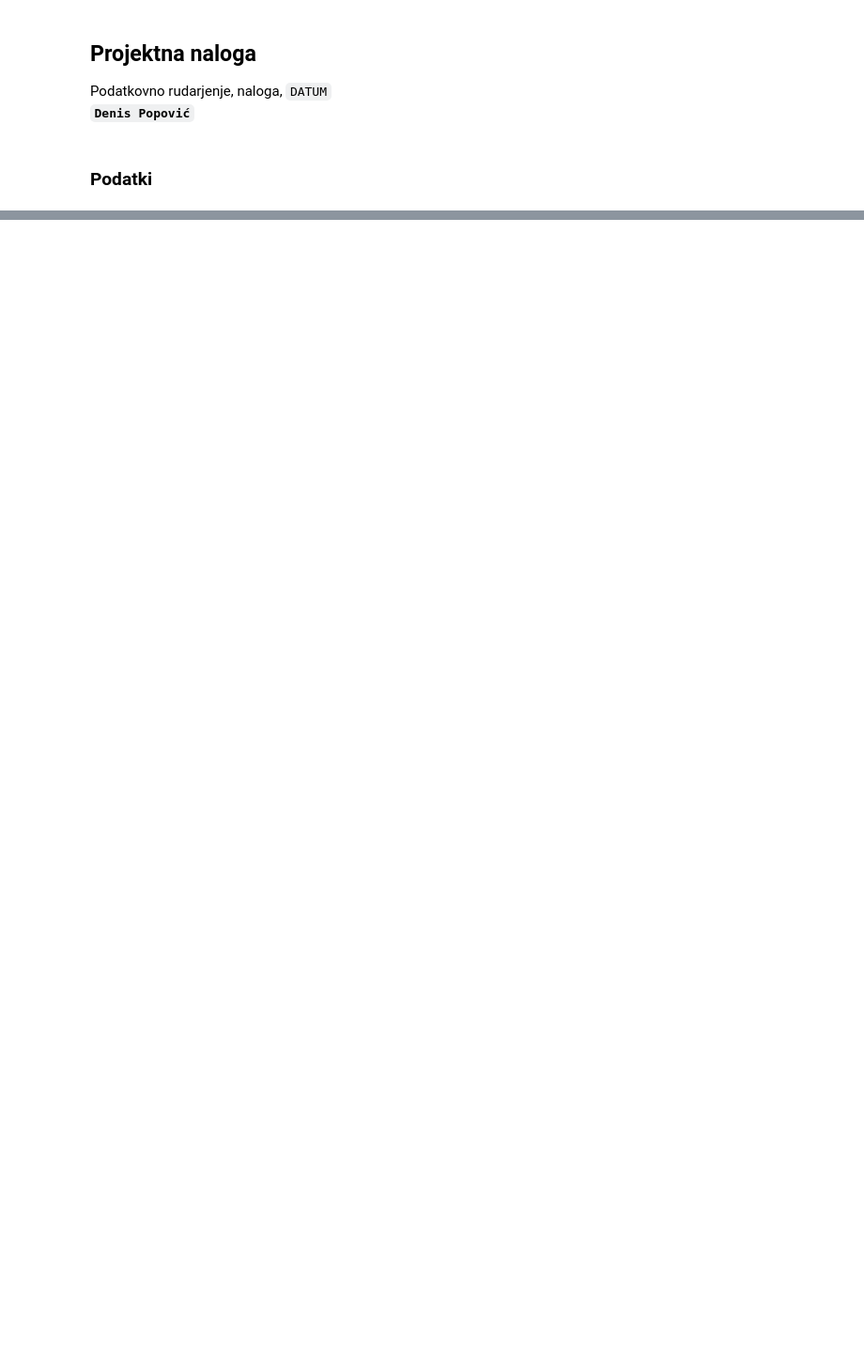
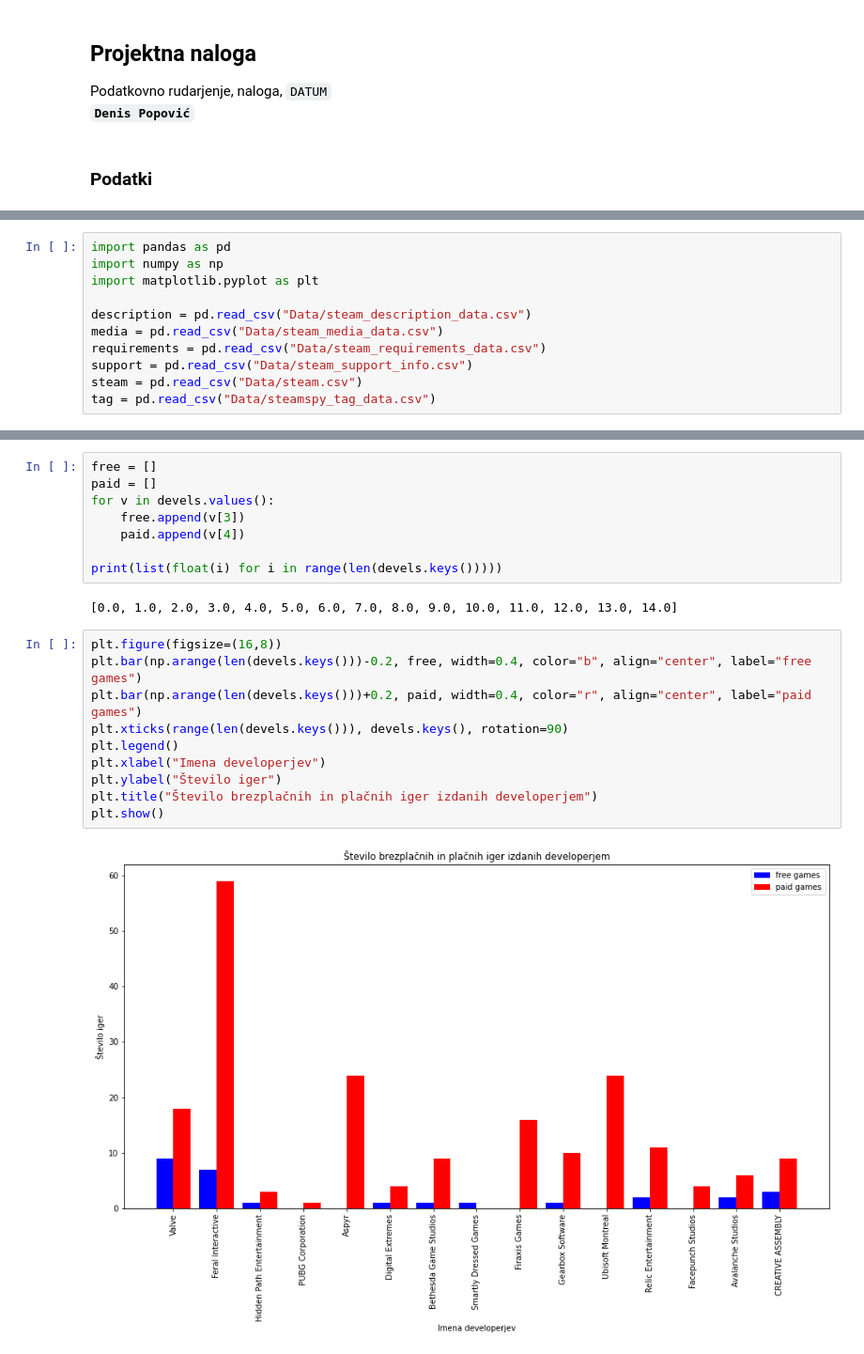
Before and after one commit to matejgrzinic/PR20MGDPMZML, a Jupyter notebook: popovic.ipynb, the cells around one changed output, grey strips where cells are left out. Shown at 94% size. Cells and saved outputs as stored; diff of their text form; blank space fills up the shorter version.

```diff
--- a/popovic.ipynb
+++ b/popovic.ipynb
@@ -21,0 +8,11 @@ sezRating = list(readerRating)
+# %%
+import pandas as pd
+import numpy as np
+import matplotlib.pyplot as plt
+
+description = pd.read_csv("Data/steam_description_data.csv")
+media = pd.read_csv("Data/steam_media_data.csv")
+requirements = pd.read_csv("Data/steam_requirements_data.csv")
+support = pd.read_csv("Data/steam_support_info.csv")
+steam = pd.read_csv("Data/steam.csv")
+tag = pd.read_csv("Data/steamspy_tag_data.csv")
@@ -21,0 +108,22 @@ sezRating = list(readerRating)
+# %%
+free = []
+paid = []
+for v in devels.values():
+    free.append(v[3])
+    paid.append(v[4])
+
+print(list(float(i) for i in range(len(devels.keys()))))
+# %% [output]
+[0.0, 1.0, 2.0, 3.0, 4.0, 5.0, 6.0, 7.0, 8.0, 9.0, 10.0, 11.0, 12.0, 13.0, 14.0]
+# %%
+plt.figure(figsize=(16,8))
+plt.bar(np.arange(len(devels.keys()))-0.2, free, width=0.4, color="b", align="center", label="free games")
+plt.bar(np.arange(len(devels.keys()))+0.2, paid, width=0.4, color="r", align="center", label="paid games")
+plt.xticks(range(len(devels.keys())), devels.keys(), rotation=90)
+plt.legend()
+plt.xlabel("Imena developerjev")
+plt.ylabel("Število iger")
+plt.title("Število brezplačnih in plačnih iger izdanih developerjem")
+plt.show()
+# %% [output]
+[figure, added]
```
Also changed, not shown: parts of 12 cells of this notebook.
